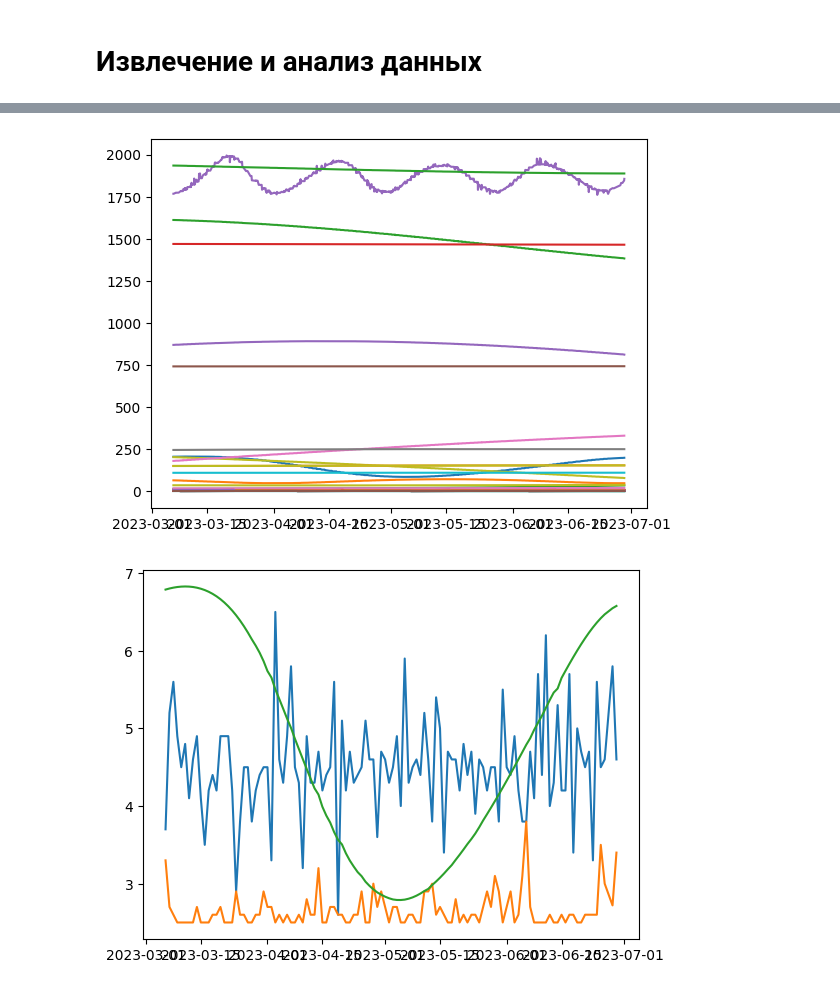
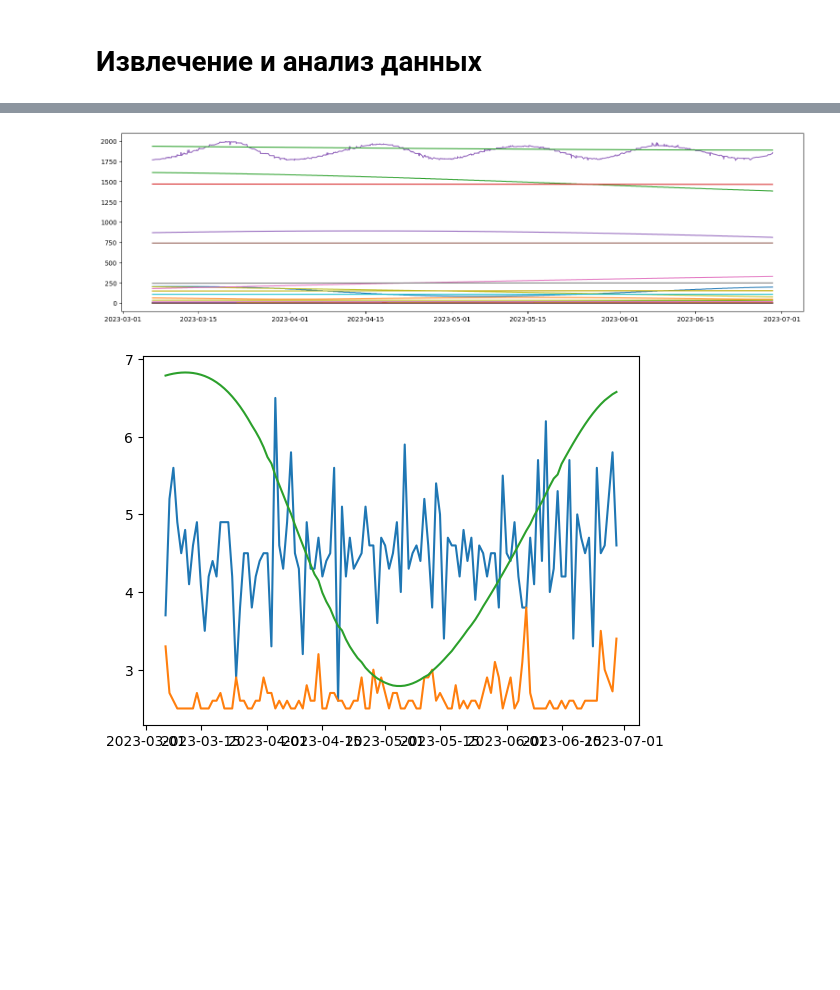
Before and after one commit to RomanZorkin/temblor, a Jupyter notebook: upload.ipynb, the cells around one changed output, grey strips where cells are left out. Saved outputs shown, nothing was run; the diff lists cells and outputs as text; code cells hidden in the pictures; blank space fills up the shorter version.

```diff
--- a/upload.ipynb
+++ b/upload.ipynb
@@ -98,10 +93,13 @@ dates = tmp_df['Date'].values.tolist()
 # %%
+spectr = tmp_df.columns.to_list()[4:]
 dates = tmp_df['Date'].values.tolist()
+
+plt.figure(figsize=(19, 5))
 for col in spectr:
     plt.plot(dates, tmp_df[col].values.tolist())
 plt.show()
 # %% [output]
-[figure, old version]
+[figure, new version]
 # %%
 tmp_query = client.query_df("""
 SELECT toDate(Date), count(toDate(Date)), max(Magnitude), min(Magnitude), divide(avg(Mercury_earth_distance), 30)
```
Also changed, not shown: parts of 7 cells of this notebook.
